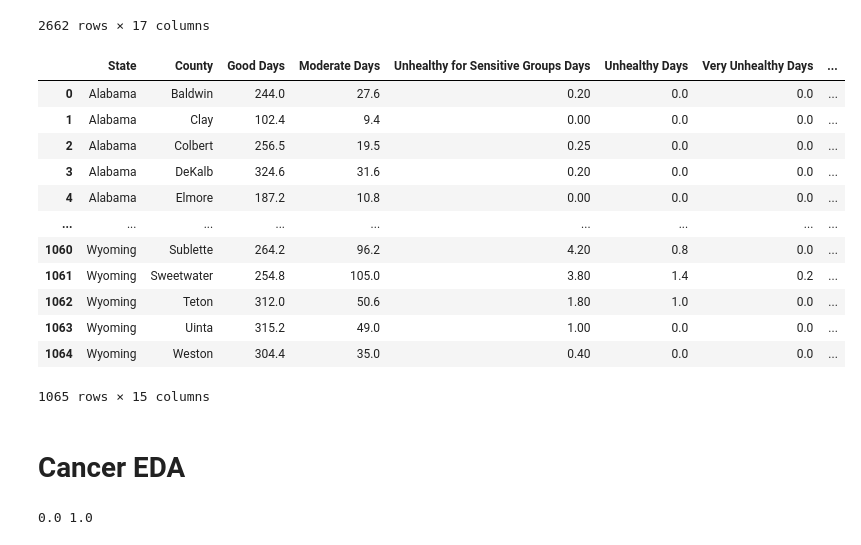
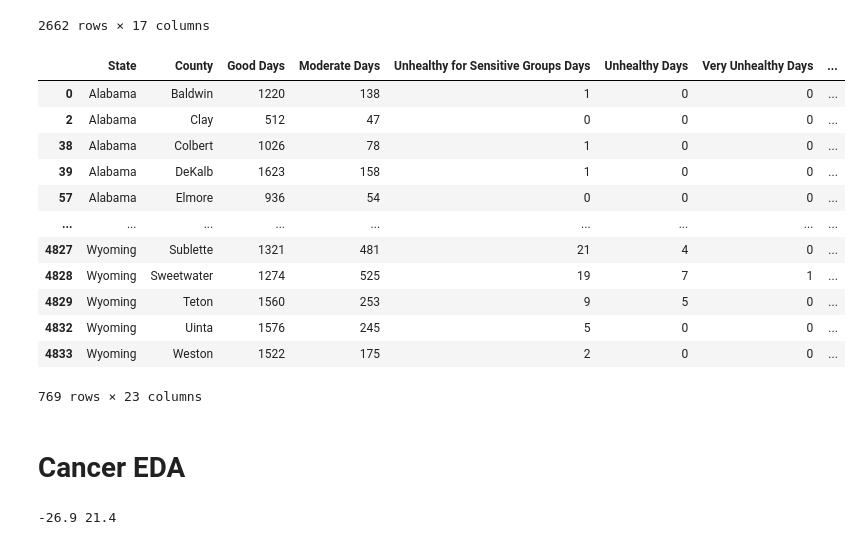
Before and after one commit to TheDeafOne/aqi-and-cancer, a Jupyter notebook: aqi_cancer_eda.ipynb, the cells around one changed output. Cells and saved outputs as stored; diff of their text form; code cells hidden in the pictures.

Commit message:
update aqi averages

```diff
--- a/aqi_cancer_eda.ipynb
+++ b/aqi_cancer_eda.ipynb
@@ -9,10 +9,9 @@ AQI_DATA = lambda year: f'annual_aqi_by_county_{year}.csv'
 US_COUNTIES = 'uscounties/uscounties.csv'
 # %%
 def get_uscounties():
-    df = pd.read_csv(DATA_DIR + US_COUNTIES).rename({'county': 'County'}, axis=1)
-    df["county_fips"] = pd.to_numeric(df["county_fips"], errors='coerce')
-    df["county_fips"] = df["county_fips"].astype('Int64')
-    df = df.rename(columns={"county_fips": "FIPS"})
+    df = pd.read_csv(DATA_DIR + US_COUNTIES).rename({'county': 'County', 'county_fips': 'FIPS'}, axis=1)
+    df["FIPS"] = pd.to_numeric(df["FIPS"], errors='coerce')
+    df["FIPS"] = df["FIPS"].astype('Int64')
     return df
 get_uscounties()
 # %% [output]
@@ -94,55 +93,65 @@ get_cancer_data()
 | 2682 | 48243 | 174.4 | 121.0 | 272.2 | N/A | ... |
 2662 rows × 17 columns
 # %%
-def average_aqi(df: pd.DataFrame):
-
-    pass
+def merge_locational_data(df: pd.DataFrame):
+    coords_df = get_uscounties()
+    df = df.merge(
+        coords_df, on=['County']
+    ).drop_duplicates(subset=['County'],keep='first')
+    # .drop(
+    #     columns=['County_x', 'state_id', 'county_full','county_ascii', 'State']
+    # ).rename(
+    #     {'County_y': 'County', 'state_name': 'State', 'lat': 'Lat', 'lng': 'Lon', 'population': 'Population'},
+    #     axis=1
+    # )
+    return df
 
 # compile aqi data into 5 year avaerage
-def compile_aqi_data():
+def get_aqi_data():
     dfs = []
 
     for year in range(2016, 2021):
         aqi = pd.read_csv(DATA_DIR + AQI_DATA(year))
         dfs.append(aqi)
 
     annual_aqi_2016_2020 = pd.concat(dfs)
     annual_aqi_2016_2020 = annual_aqi_2016_2020.groupby(['State', 'County']).agg(
         {
-            'Good Days': 'mean',
-            'Moderate Days': 'mean',
-            'Unhealthy for Sensitive Groups Days': 'mean',
-            'Unhealthy Days': 'mean',
-            'Very Unhealthy Days': 'mean',
-            'Hazardous Days': 'mean',
+            'Good Days': 'sum',
+            'Moderate Days': 'sum',
+            'Unhealthy for Sensitive Groups Days': 'sum',
+            'Unhealthy Days': 'sum',
+            'Very Unhealthy Days': 'sum',
+            'Hazardous Days': 'sum',
             'Max AQI': 'max',
             'Median AQI': 'mean',
             'Days CO': 'sum',
             'Days NO2': 'sum',
             'Days Ozone': 'sum',
             'Days PM2.5': 'sum',
             'Days PM10': 'sum',
         }
     ).reset_index()
-    annual_aqi_2016_2020.melt(id_vars=['State', 'County'])
+
+    annual_aqi_2016_2020 = annual_aqi_2016_2020.pipe(merge_locational_data)
 
     return annual_aqi_2016_2020
 
-compile_aqi_data()
+get_aqi_data()
 # %% [output]
 |  | State | County | Good Days | Moderate Days | Unhealthy for Sensitive Groups Days | Unhealthy Days | Very Unhealthy Days | ... |
-| 0 | Alabama | Baldwin | 244.0 | 27.6 | 0.20 | 0.0 | 0.0 | ... |
-| 1 | Alabama | Clay | 102.4 | 9.4 | 0.00 | 0.0 | 0.0 | ... |
-| 2 | Alabama | Colbert | 256.5 | 19.5 | 0.25 | 0.0 | 0.0 | ... |
-| 3 | Alabama | DeKalb | 324.6 | 31.6 | 0.20 | 0.0 | 0.0 | ... |
-| 4 | Alabama | Elmore | 187.2 | 10.8 | 0.00 | 0.0 | 0.0 | ... |
+| 0 | Alabama | Baldwin | 1220 | 138 | 1 | 0 | 0 | ... |
+| 2 | Alabama | Clay | 512 | 47 | 0 | 0 | 0 | ... |
+| 38 | Alabama | Colbert | 1026 | 78 | 1 | 0 | 0 | ... |
+| 39 | Alabama | DeKalb | 1623 | 158 | 1 | 0 | 0 | ... |
+| 57 | Alabama | Elmore | 936 | 54 | 0 | 0 | 0 | ... |
 | ... | ... | ... | ... | ... | ... | ... | ... | ... |
-| 1060 | Wyoming | Sublette | 264.2 | 96.2 | 4.20 | 0.8 | 0.0 | ... |
-| 1061 | Wyoming | Sweetwater | 254.8 | 105.0 | 3.80 | 1.4 | 0.2 | ... |
-| 1062 | Wyoming | Teton | 312.0 | 50.6 | 1.80 | 1.0 | 0.0 | ... |
-| 1063 | Wyoming | Uinta | 315.2 | 49.0 | 1.00 | 0.0 | 0.0 | ... |
-| 1064 | Wyoming | Weston | 304.4 | 35.0 | 0.40 | 0.0 | 0.0 | ... |
+| 4827 | Wyoming | Sublette | 1321 | 481 | 21 | 4 | 0 | ... |
+| 4828 | Wyoming | Sweetwater | 1274 | 525 | 19 | 7 | 1 | ... |
+| 4829 | Wyoming | Teton | 1560 | 253 | 9 | 5 | 0 | ... |
+| 4832 | Wyoming | Uinta | 1576 | 245 | 5 | 0 | 0 | ... |
+| 4833 | Wyoming | Weston | 1522 | 175 | 2 | 0 | 0 | ... |
-1065 rows × 15 columns
+769 rows × 23 columns
 # %% [markdown]
 # Cancer EDA
 # %%
@@ -197,7 +206,7 @@ fig.update_layout(
 )
 fig.show()
 # %% [output]
-0.0 1.0
+-26.9 21.4
 # %%
 cancer_df = get_cancer_data()
 fig = px.scatter_geo(
```
Also changed, not shown: parts of 2 cells of this notebook.
